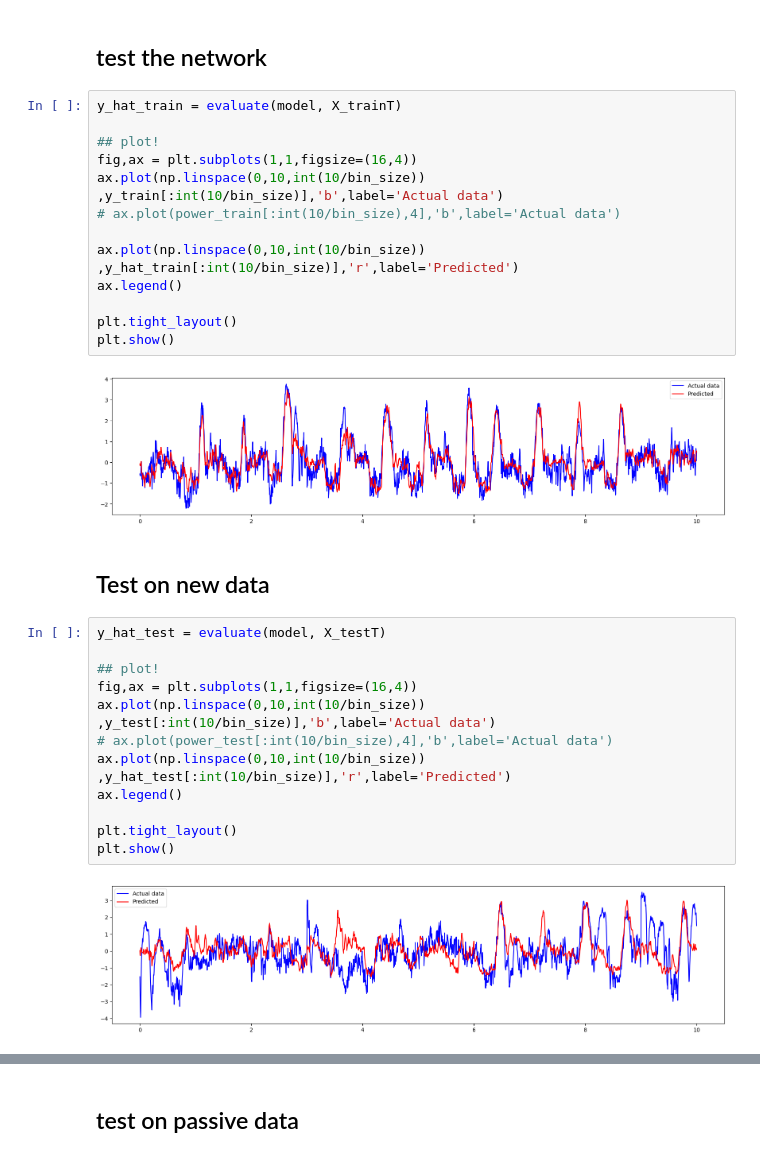
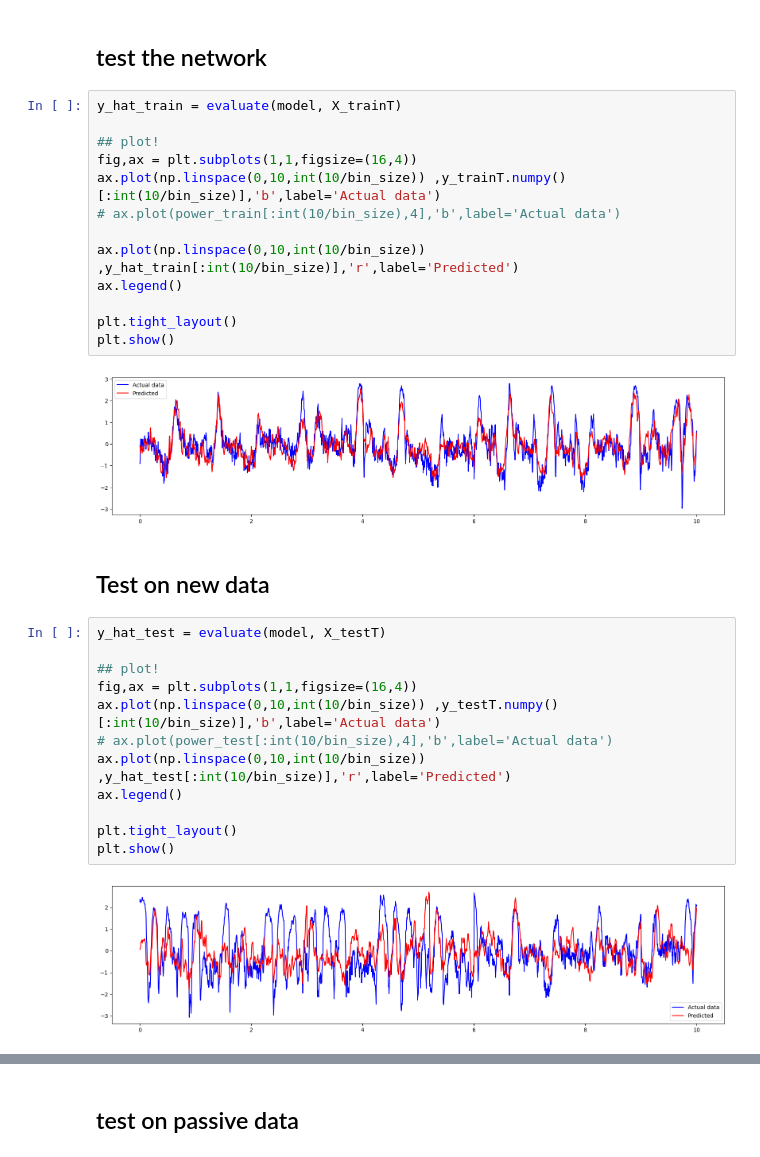
Before and after one commit to nnitzan01/spikes2lfp, a Jupyter notebook: spike_to_lfp_lstm_V2.ipynb, the cells around one changed output, grey strips where cells are left out. Drawn from its saved outputs; the diff is of its cells as text.

```diff
--- a/spike_to_lfp_lstm_V2.ipynb
+++ b/spike_to_lfp_lstm_V2.ipynb
@@ -200,18 +203,18 @@ def evaluate(model, X_data):
 # %%
 y_hat_train = evaluate(model, X_trainT)
 
 ## plot!
 fig,ax = plt.subplots(1,1,figsize=(16,4))
-ax.plot(np.linspace(0,10,int(10/bin_size)) ,y_train[:int(10/bin_size)],'b',label='Actual data')
+ax.plot(np.linspace(0,10,int(10/bin_size)) ,y_trainT.numpy()[:int(10/bin_size)],'b',label='Actual data')
 # ax.plot(power_train[:int(10/bin_size),4],'b',label='Actual data')
 
 ax.plot(np.linspace(0,10,int(10/bin_size)) ,y_hat_train[:int(10/bin_size)],'r',label='Predicted')
 ax.legend()
 
 plt.tight_layout()
 plt.show()
 # %% [output]
-[figure, old version]
+[figure, new version]
 # %% [markdown]
 ## Test on new data
 # %%
@@ -219,7 +222,7 @@ y_hat_test = evaluate(model, X_testT)
 
 ## plot!
 fig,ax = plt.subplots(1,1,figsize=(16,4))
-ax.plot(np.linspace(0,10,int(10/bin_size)) ,y_test[:int(10/bin_size)],'b',label='Actual data')
+ax.plot(np.linspace(0,10,int(10/bin_size)) ,y_testT.numpy()[:int(10/bin_size)],'b',label='Actual data')
 # ax.plot(power_test[:int(10/bin_size),4],'b',label='Actual data')
 ax.plot(np.linspace(0,10,int(10/bin_size)) ,y_hat_test[:int(10/bin_size)],'r',label='Predicted')
 ax.legend()
@@ -227,7 +230,7 @@ ax.legend()
 plt.tight_layout()
 plt.show()
 # %% [output]
-[figure, old version]
+[figure, new version]
 # %%
 # print mse for test data
 print(f'MSE test data: {lossfun(torch.squeeze(y_testT), torch.squeeze(torch.tensor(y_hat_test)))}')
```
Also changed, not shown: parts of 16 cells of this notebook.
